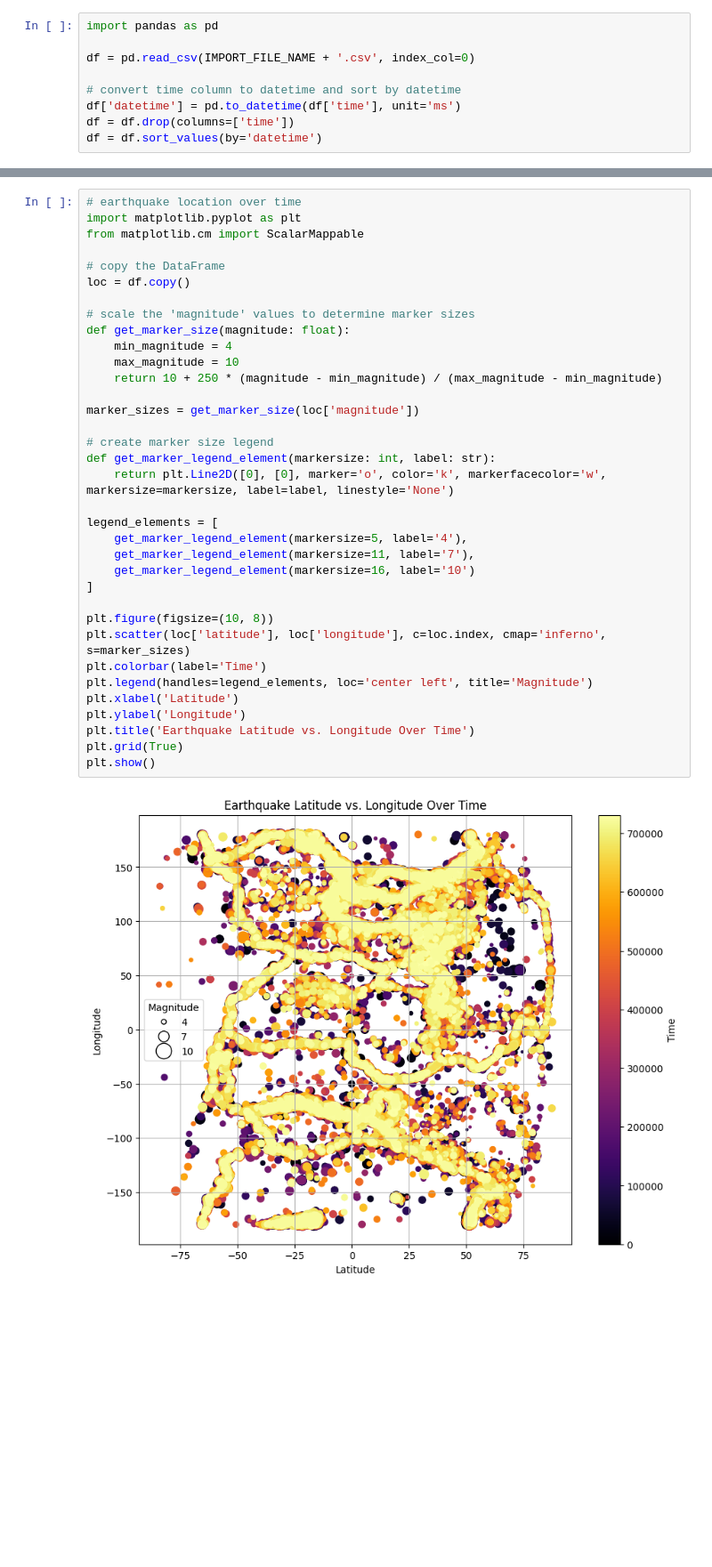
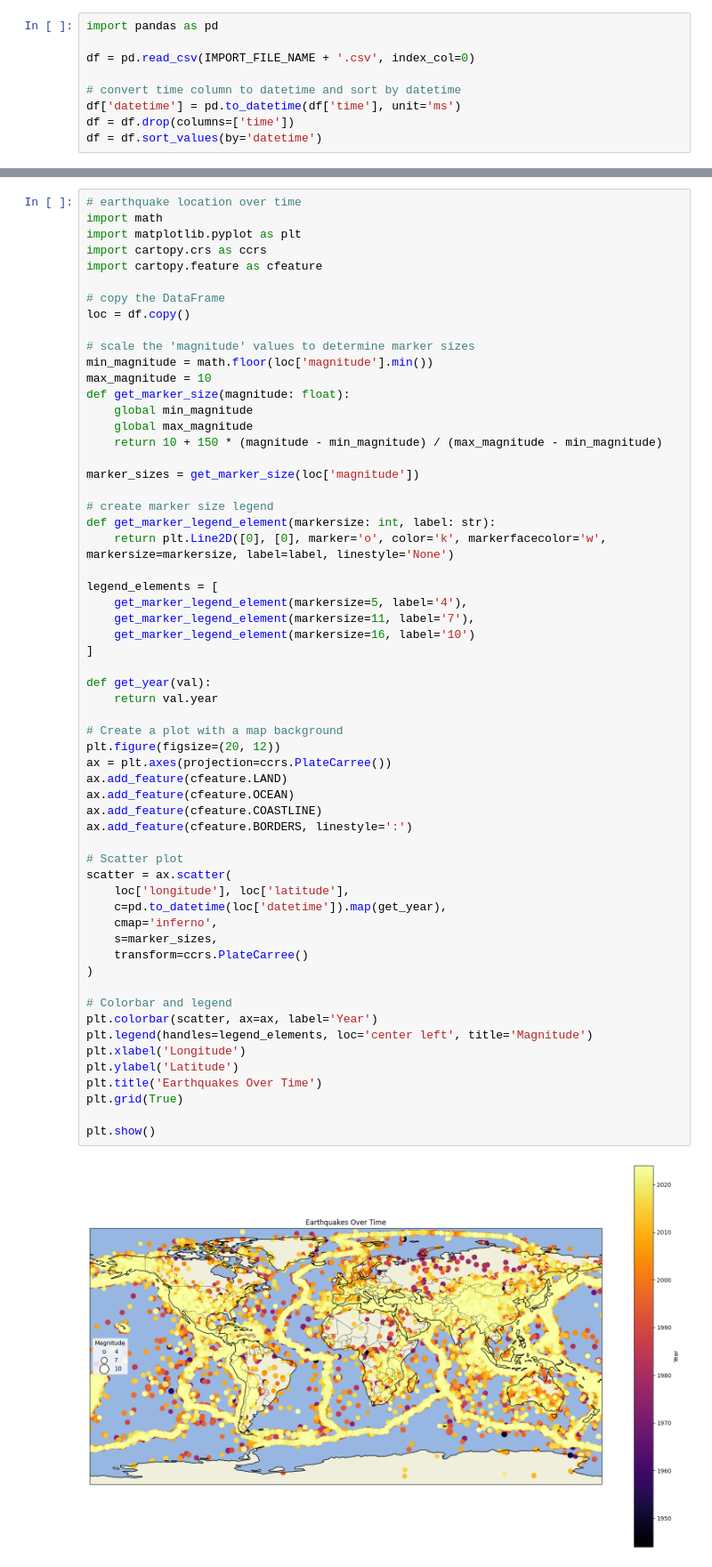
Before and after one commit to johnny-woodtke/quakin, a Jupyter notebook: main.ipynb, the cells around one changed output, grey strips where cells are left out. Shown at 89% size. Cells and saved outputs as stored; diff of their text form; blank space fills up the shorter version.

Commit message:
added cartopy

```diff
--- a/main.ipynb
+++ b/main.ipynb
@@ -270,37 +267,61 @@ plt.show()
 # %%
 # earthquake location over time
+import math
 import matplotlib.pyplot as plt
-from matplotlib.cm import ScalarMappable
+import cartopy.crs as ccrs
+import cartopy.feature as cfeature
 
 # copy the DataFrame
 loc = df.copy()
 
 # scale the 'magnitude' values to determine marker sizes
+min_magnitude = math.floor(loc['magnitude'].min())
+max_magnitude = 10
 def get_marker_size(magnitude: float):
-    min_magnitude = 4
-    max_magnitude = 10
-    return 10 + 250 * (magnitude - min_magnitude) / (max_magnitude - min_magnitude)
+    global min_magnitude
+    global max_magnitude
+    return 10 + 150 * (magnitude - min_magnitude) / (max_magnitude - min_magnitude)
 
 marker_sizes = get_marker_size(loc['magnitude'])
 
 # create marker size legend
 def get_marker_legend_element(markersize: int, label: str):
     return plt.Line2D([0], [0], marker='o', color='k', markerfacecolor='w', markersize=markersize, label=label, linestyle='None')
 
 legend_elements = [
     get_marker_legend_element(markersize=5, label='4'),
     get_marker_legend_element(markersize=11, label='7'),
     get_marker_legend_element(markersize=16, label='10')
 ]
 
-plt.figure(figsize=(10, 8))
-plt.scatter(loc['latitude'], loc['longitude'], c=loc.index, cmap='inferno', s=marker_sizes)
-plt.colorbar(label='Time')
+def get_year(val):
+    return val.year
+
+# Create a plot with a map background
+plt.figure(figsize=(20, 12))
+ax = plt.axes(projection=ccrs.PlateCarree())
+ax.add_feature(cfeature.LAND)
+ax.add_feature(cfeature.OCEAN)
+ax.add_feature(cfeature.COASTLINE)
+ax.add_feature(cfeature.BORDERS, linestyle=':')
+
+# Scatter plot
+scatter = ax.scatter(
+    loc['longitude'], loc['latitude'],
+    c=pd.to_datetime(loc['datetime']).map(get_year),
+    cmap='inferno',
+    s=marker_sizes,
+    transform=ccrs.PlateCarree()
+)
+
+# Colorbar and legend
+plt.colorbar(scatter, ax=ax, label='Year')
 plt.legend(handles=legend_elements, loc='center left', title='Magnitude')
-plt.xlabel('Latitude')
-plt.ylabel('Longitude')
-plt.title('Earthquake Latitude vs. Longitude Over Time')
+plt.xlabel('Longitude')
+plt.ylabel('Latitude')
+plt.title('Earthquakes Over Time')
 plt.grid(True)
+
 plt.show()
 # %% [output]
-[figure, old version]
+[figure, new version]
```
Also changed, not shown: parts of 1 cell of this notebook.
